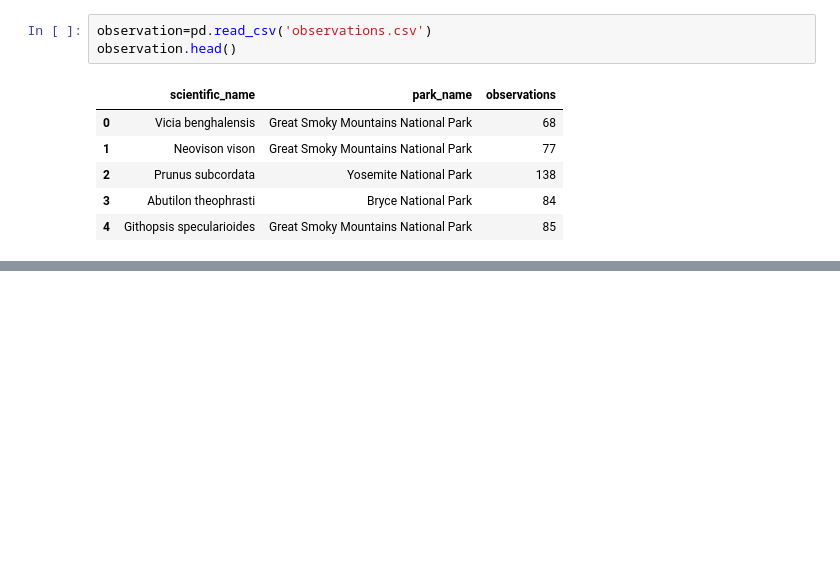
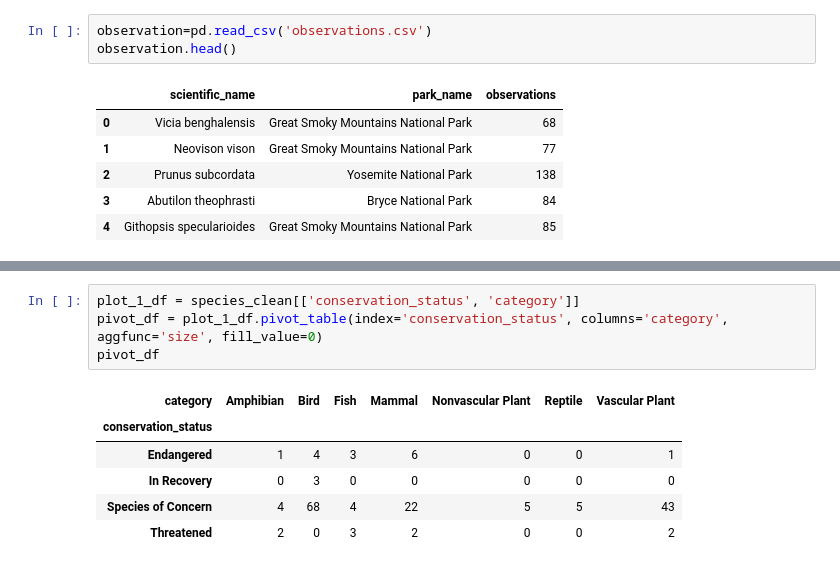
Before and after one commit to Joao-Gabriel05/National_Parks, a Jupyter notebook: biodiversity.ipynb, the cells around one changed output, grey strips where cells are left out. Cells and saved outputs as stored; diff of their text form; blank space fills up the shorter version.

```diff
--- a/biodiversity.ipynb
+++ b/biodiversity.ipynb
@@ -38,3 +39,14 @@ merged.head()
 | 2 | Vicia benghalensis | Yellowstone National Park | 247 | Vascular Plant | Purple Vetch, Reddish Tufted Vetch | NaN |
 | 3 | Vicia benghalensis | Bryce National Park | 104 | Vascular Plant | Purple Vetch, Reddish Tufted Vetch | NaN |
 | 4 | Neovison vison | Great Smoky Mountains National Park | 77 | Mammal | American Mink | NaN |
+# %%
+plot_1_df = species_clean[['conservation_status', 'category']]
+pivot_df = plot_1_df.pivot_table(index='conservation_status', columns='category', aggfunc='size', fill_value=0)
+pivot_df
+# %% [output]
+| category | Amphibian | Bird | Fish | Mammal | Nonvascular Plant | Reptile | Vascular Plant |
+| conservation_status |  |  |  |  |  |  |  |
+| Endangered | 1 | 4 | 3 | 6 | 0 | 0 | 1 |
+| In Recovery | 0 | 3 | 0 | 0 | 0 | 0 | 0 |
+| Species of Concern | 4 | 68 | 4 | 22 | 5 | 5 | 43 |
+| Threatened | 2 | 0 | 3 | 2 | 0 | 0 | 2 |
```
Also changed, not shown: parts of 4 cells of this notebook, 2 other files.
